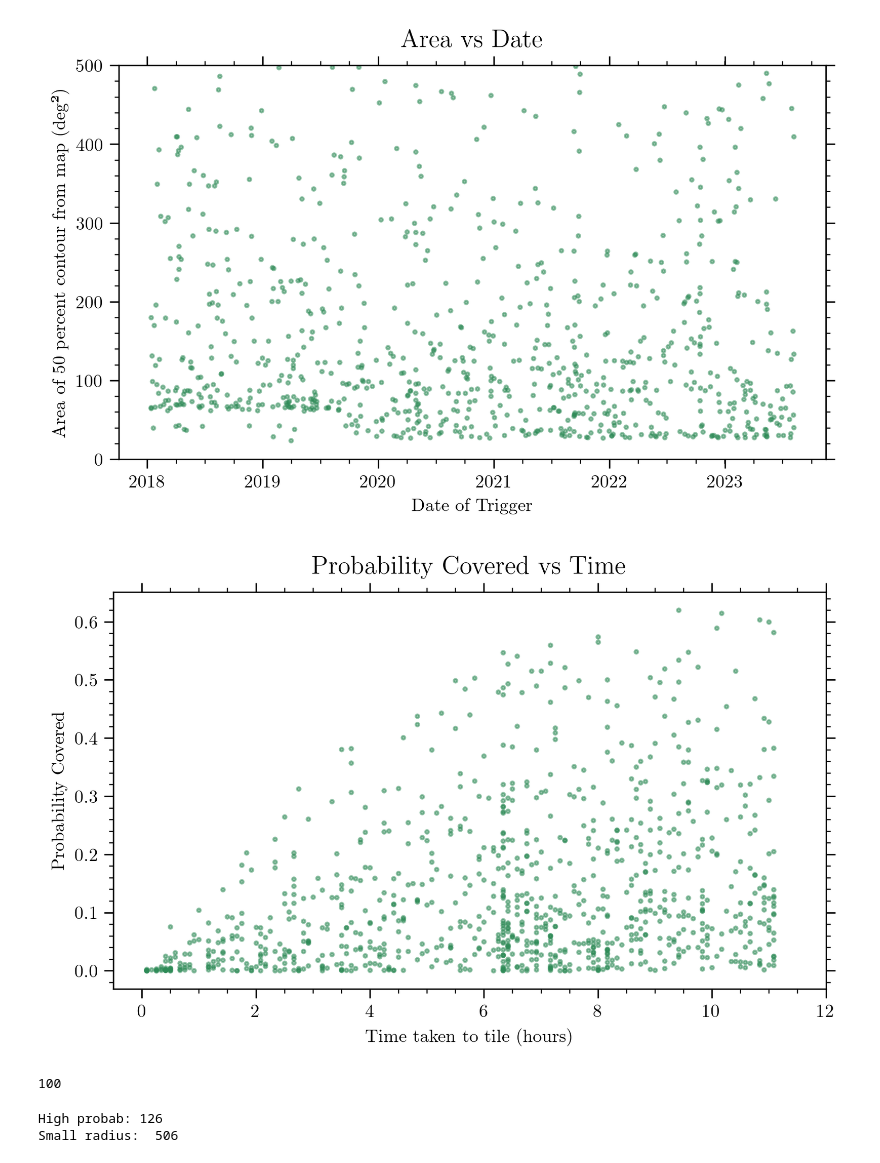
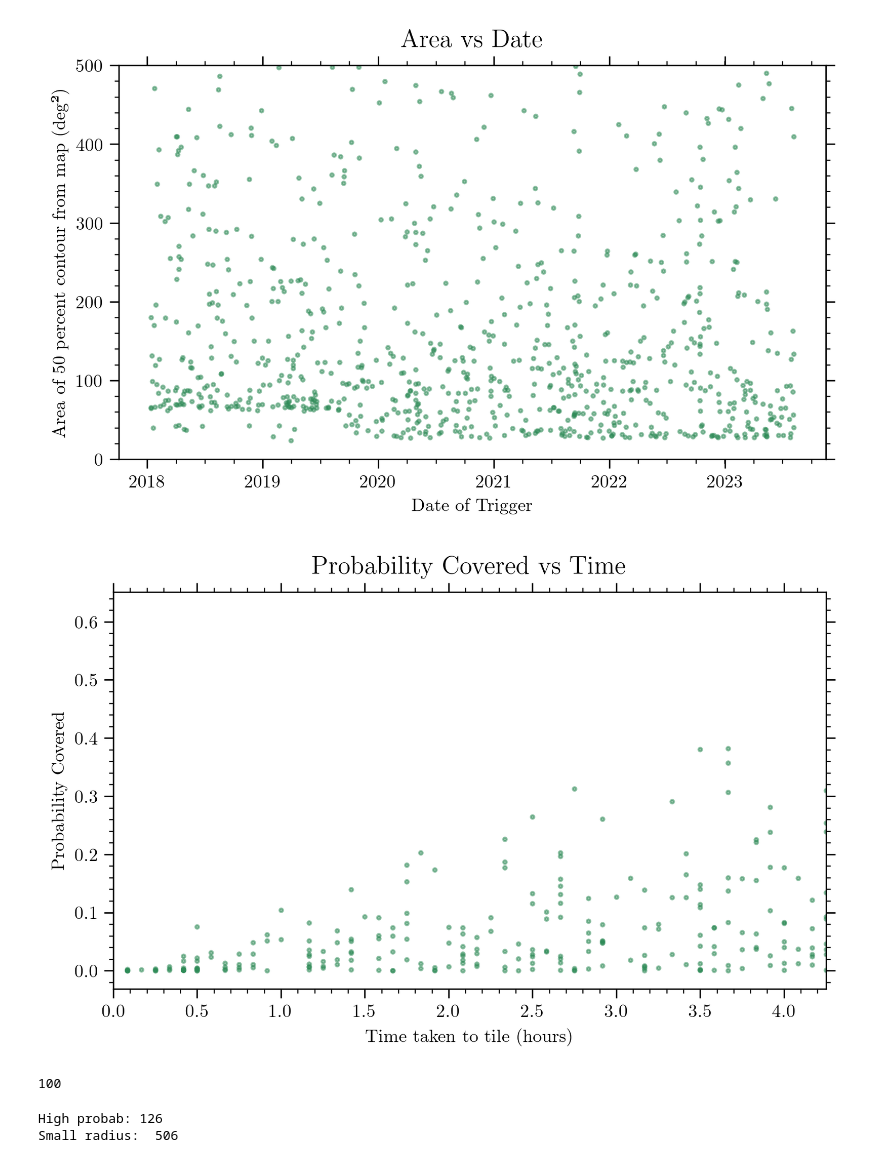
Before and after one commit to ravioli1369/fermi_grbs, a Jupyter notebook: stats.ipynb, the cells around one changed output. Saved outputs shown, nothing was run; the diff lists cells and outputs as text; code cells hidden in the pictures.

Commit message:
generating plots for reports

```diff
--- a/stats.ipynb
+++ b/stats.ipynb
@@ -189,14 +189,14 @@ plt.show()
 # %%
 plt.figure(figsize=(7,4), dpi=300)
 plt.scatter(coverage['tiletimes'], coverage['coverage'], s=4, color='seagreen', alpha=0.5)
 plt.xlabel("Time taken to tile (hours)")
 plt.ylabel("Probability Covered")
 plt.title("Probability Covered vs Time", fontsize=14, pad=10)
-plt.xlim(-0.5,12)
+plt.xlim(-0.0,4.25)
 plt.show()
 print(np.sum(coverage['tiletimes'] < 2))
 # %% [output]
-[figure, old version]
+[figure, new version]
 100
 # %%
 print("High probab:", np.sum(coverage['coverage'] > 0.3))
```
Also changed, not shown: parts of 10 cells of this notebook, 11 other files.
